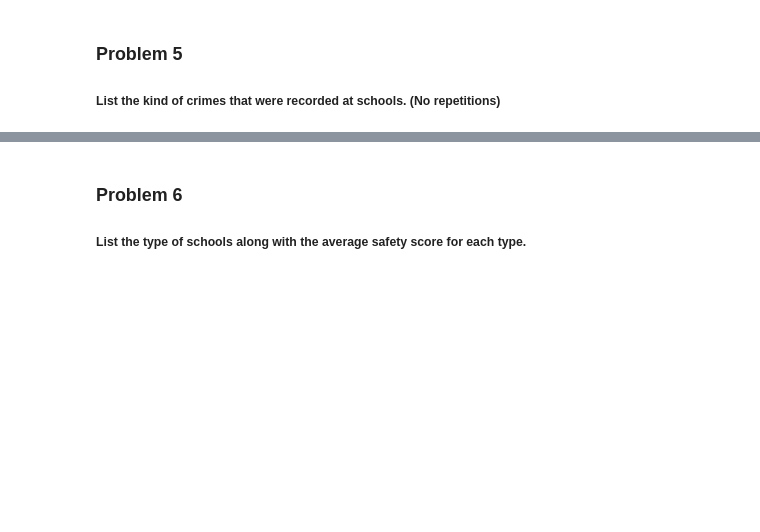
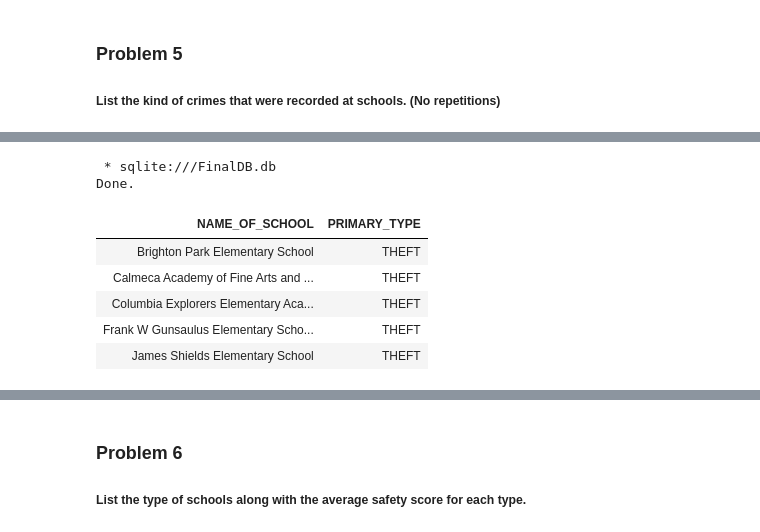
Before and after one commit to wxcuop/DatabasesandSQLforDataSciencewithPython, a Jupyter notebook: mod5_final_project.ipynb, the cells around one changed output, grey strips where cells are left out. Saved outputs shown, nothing was run; the diff lists cells and outputs as text; code cells hidden in the pictures; blank space fills up the shorter version.

```diff
--- a/mod5_final_project.ipynb
+++ b/mod5_final_project.ipynb
@@ -162,0 +224,12 @@ Now write and execute SQL queries to solve assignment problems
+# %%
+%sql select name_of_school, primary_type from CHICAGO_CRIME_DATA c, CHICAGO_PUBLIC_SCHOOLS s\
+where CAST(c.community_area_number as INTEGER) = s.community_area_number limit 5;
+# %% [output]
+ * sqlite:///FinalDB.db
+Done.
+| NAME_OF_SCHOOL | PRIMARY_TYPE |
+| Brighton Park Elementary School | THEFT |
+| Calmeca Academy of Fine Arts and ... | THEFT |
+| Columbia Explorers Elementary Aca... | THEFT |
+| Frank W Gunsaulus Elementary Scho... | THEFT |
+| James Shields Elementary School | THEFT |
```
Also changed, not shown: parts of 15 cells of this notebook, 1 other file.
